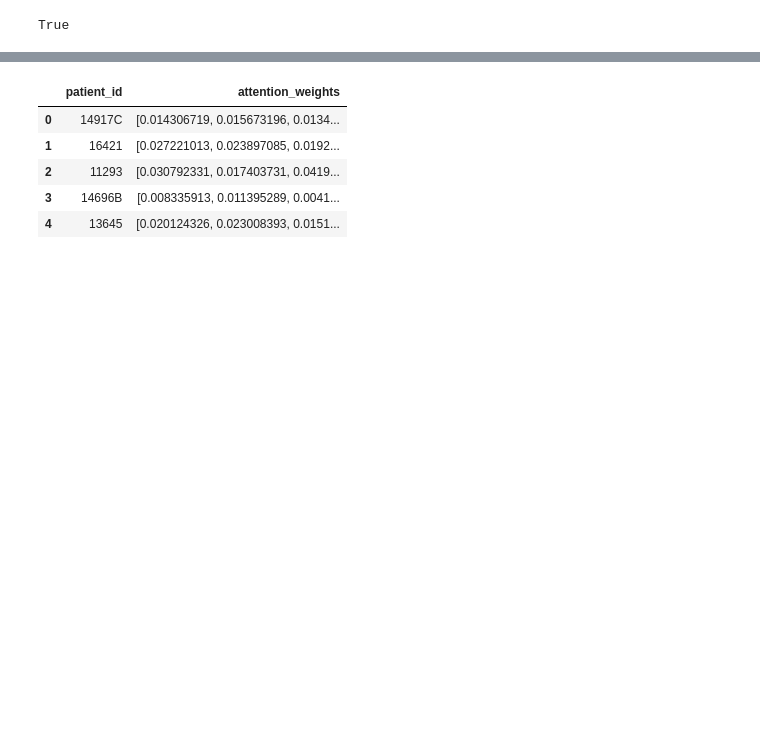
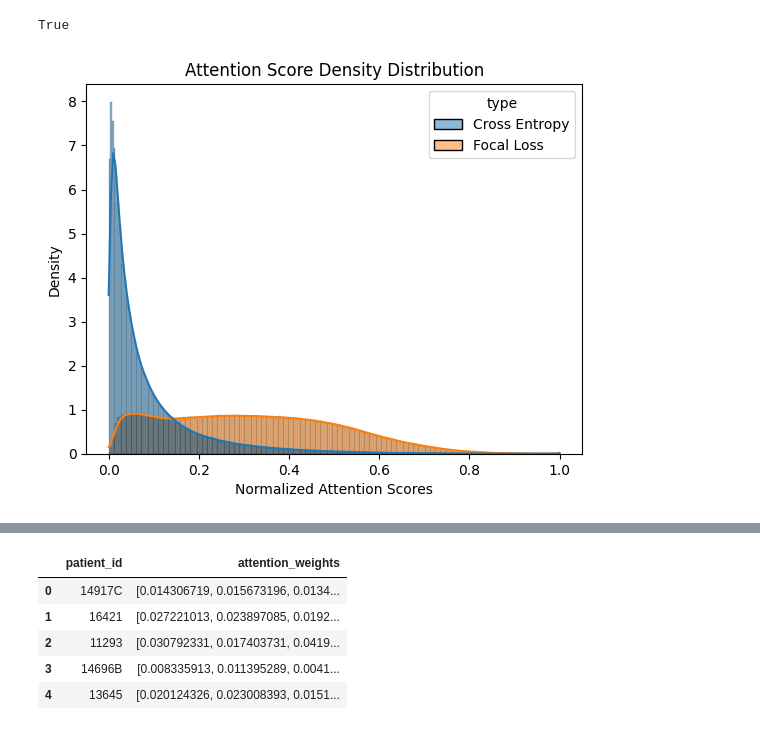
Before and after one commit to emnzn/ViT-Based-WSI-Classification, a Jupyter notebook: notebooks/attention-eda.ipynb, the cells around one changed output, grey strips where cells are left out. Drawn from its saved outputs; the diff is of its cells as text; code cells hidden in the pictures; blank space fills up the shorter version.

Commit message:
attention statistics eda

```diff
--- a/notebooks/attention-eda.ipynb
+++ b/notebooks/attention-eda.ipynb
@@ -42,3 +24,46 @@ fl_splits = [os.path.join(fl_dir, split) for split in splits]
 ce_parquets = [os.path.join(split, "attention-mil-instance-weights.parquet") for split in ce_splits]
 
 fl_parquets = [os.path.join(split, "attention-mil-instance-weights.parquet") for split in fl_splits]
+# %%
+cols = ["patient_id", "attention_weights"]
+ce_dfs = pd.DataFrame(columns=cols)
+
+for f in ce_parquets:
+    ce_df = pd.read_parquet(f)
+    ce_df["attention_weights"] = ce_df["attention_weights"].map(lambda x: (x - x.min()) / (x.max() - x.min()))
+    ce_dfs = pd.concat([ce_dfs, ce_df], ignore_index=True)
+
+ce_concatenated_attention = np.concat(ce_dfs["attention_weights"])
+# %%
+cols = ["patient_id", "attention_weights"]
+fl_dfs = pd.DataFrame(columns=cols)
+
+for f in fl_parquets:
+    fl_df = pd.read_parquet(f)
+    fl_df["attention_weights"] = fl_df["attention_weights"].map(lambda x: (x - x.min()) / (x.max() - x.min()))
+    fl_dfs = pd.concat([fl_dfs, fl_df], ignore_index=True)
+
+fl_concatenated_attention = np.concat(fl_dfs["attention_weights"])
+# %%
+combined_df = pd.DataFrame({
+    "attention_weights": np.concat([ce_concatenated_attention, fl_concatenated_attention]),
+    "type": ["Cross Entropy"] * len(ce_concatenated_attention) + ["Focal Loss"] * len(fl_concatenated_attention)
+})
+
+# plt.figure(figsize=(12, 6))
+sns.histplot(
+    data=combined_df,
+    x="attention_weights",
+    hue="type",
+    bins="auto",
+    kde=True,
+    stat="density"
+    )
+
+plt.title("Attention Score Density Distribution")
+plt.xlabel("Normalized Attention Scores")
+plt.ylabel("Density")
+
+plt.show()
+# %% [output]
+[figure, added]
```
Also changed, not shown: parts of 6 cells of this notebook.
